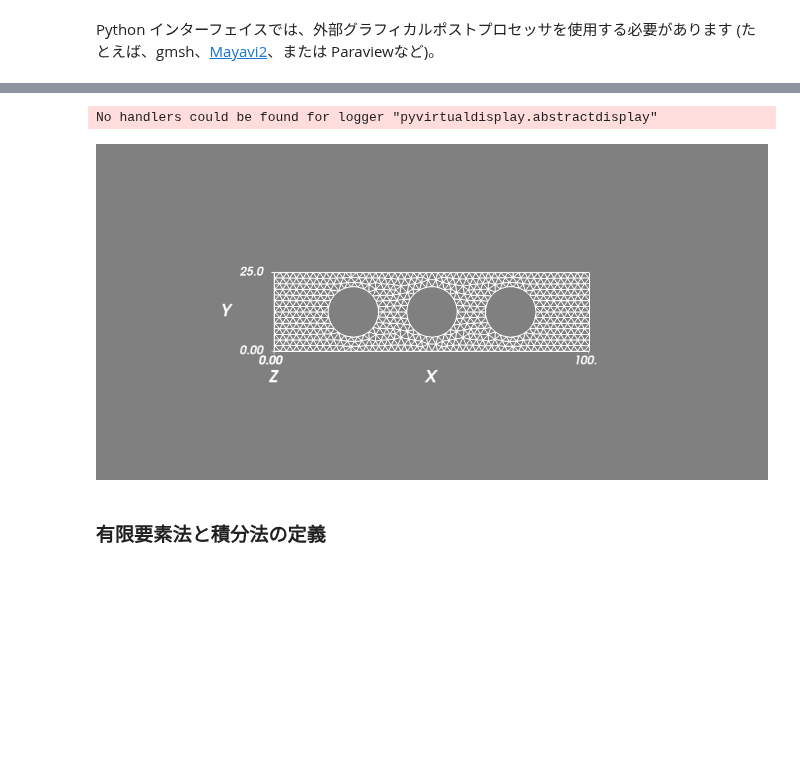
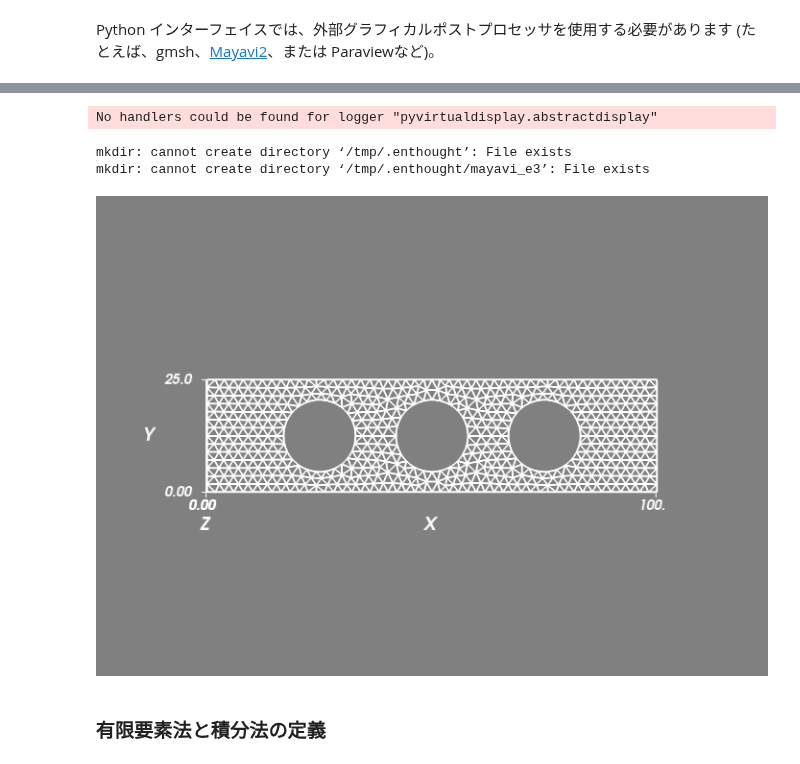
Before and after one commit to tkoyama010/Colaboratory, a Jupyter notebook: thermo_coupling.ipynb, the cells around one changed output, grey strips where cells are left out. Cells and saved outputs as stored; diff of their text form; code cells hidden in the pictures; blank space fills up the shorter version.

```diff
--- a/thermo_coupling.ipynb
+++ b/thermo_coupling.ipynb
@@ -272,17 +257,20 @@ Successfully installed EasyProcess-0.2.7 pyvirtualdisplay-0.2.4
 # %%
 from pyvirtualdisplay import Display
 display = Display(visible=0, size=(1024, 480))
 display.start()
 import os
 os.environ["DISPLAY"] = ":" + str(display.display) + "." + str(display.screen)
 !mkdir /tmp/.enthought
 !mkdir /tmp/.enthought/mayavi_e3
-!mayavi2 --offscreen -d mesh.vtk -m Axes -f ExtractEdges -m Surface -s "scene.save('mesh.png', size=(1200, 600))"
+!mayavi2 --offscreen -d mesh.vtk -m Axes -f ExtractEdges -m Surface \
+-s "scene.save('mesh.png', size=(700, 500))"
 from IPython.display import Image, display_png
 display_png(Image("mesh.png"))
 # %% [output]
 No handlers could be found for logger "pyvirtualdisplay.abstractdisplay"
+mkdir: cannot create directory ‘/tmp/.enthought’: File exists
+mkdir: cannot create directory ‘/tmp/.enthought/mayavi_e3’: File exists
-[figure, old version]
+[figure, new version]
 # %% [markdown]
 ### 有限要素法と積分法の定義
 # %% [markdown]
```
Also changed, not shown: parts of 11 cells of this notebook.
